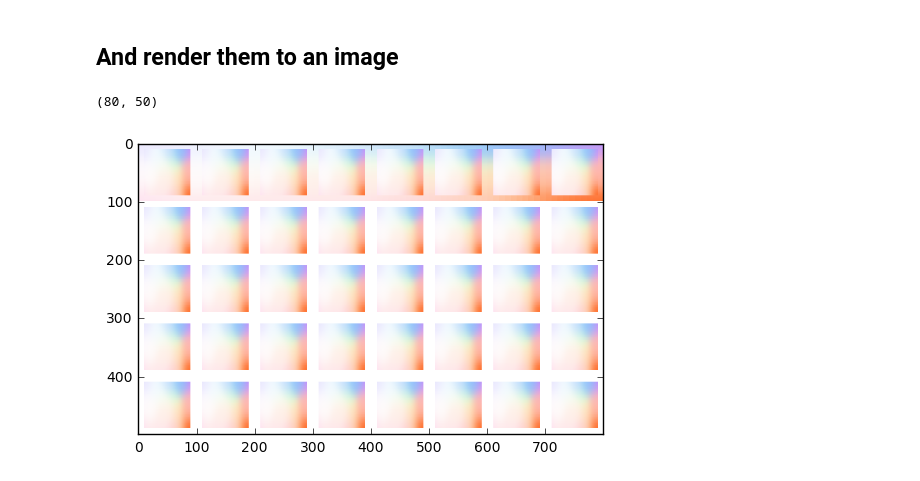
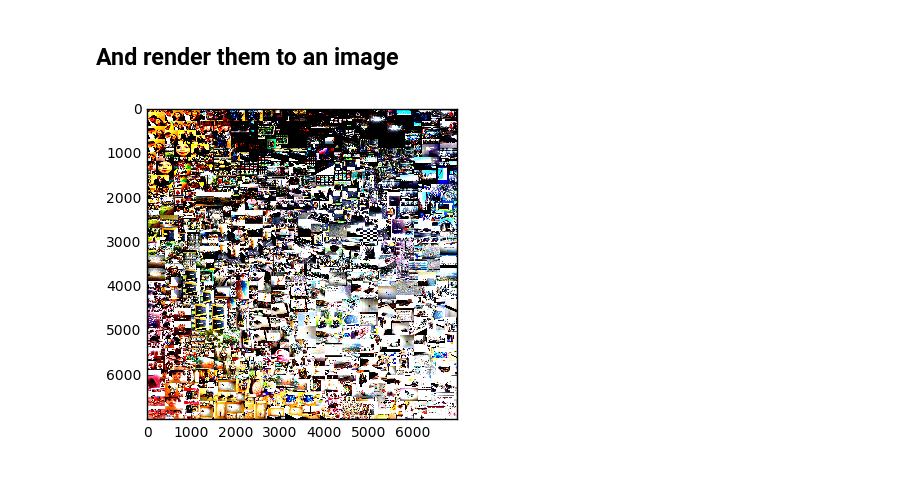
Before and after one commit to tomstewart89/SelfOrganisingCollage, a Jupyter notebook: SelfOrganisingWeddingInvite.ipynb, the cells around one changed output. Cells and saved outputs as stored; diff of their text form; code cells hidden in the pictures.

```diff
--- a/SelfOrganisingWeddingInvite.ipynb
+++ b/SelfOrganisingWeddingInvite.ipynb
@@ -252,25 +257,23 @@ plt.show()
 # %% [markdown]
 ## And render them to an image
-# %%
-import PIL.Image
-import PIL.ImageDraw
-
-canvas = PIL.Image.new("RGB", (800, 500), "white")
-
-img = PIL.Image.open('pretty_colours_2.png')
-
-print img.size
-
-canvas.paste(img, (0, 0))
-
-canvas.paste(img.resize((800,100),PIL.Image.NEAREST), (0, 0))
-
-for r in range(8):
-    for c in range(5):
-        canvas.paste(img.resize((80,80),PIL.Image.NEAREST), (r*100+10, c*100+10))
-
-plt.imshow(canvas)
-plt.show()
-# %% [output]
-(80, 50)
-[figure, removed]
+# %%
+import PIL.Image
+import PIL.ImageDraw
+
+canvas = PIL.Image.new("RGB", np.multiply(som.grid.shape[:2], 100), "white")
+
+for photo in photos:
+    img = PIL.Image.open(photo.filepath)
+
+    for i in range(len(photo.coords)):
+        sizeTup = tuple(np.multiply(photo.shape[i],100))
+        coordTup = tuple(photo.coords[i] * 100)
+
+        #if sizeTup[0] == sizeTup[1]:
+
+        canvas.paste(img.resize(sizeTup,PIL.Image.NEAREST), coordTup)
+
+plt.imshow(canvas)
+plt.show()
+# %% [output]
+[figure, added]
```
Also changed, not shown: parts of 8 cells of this notebook.
